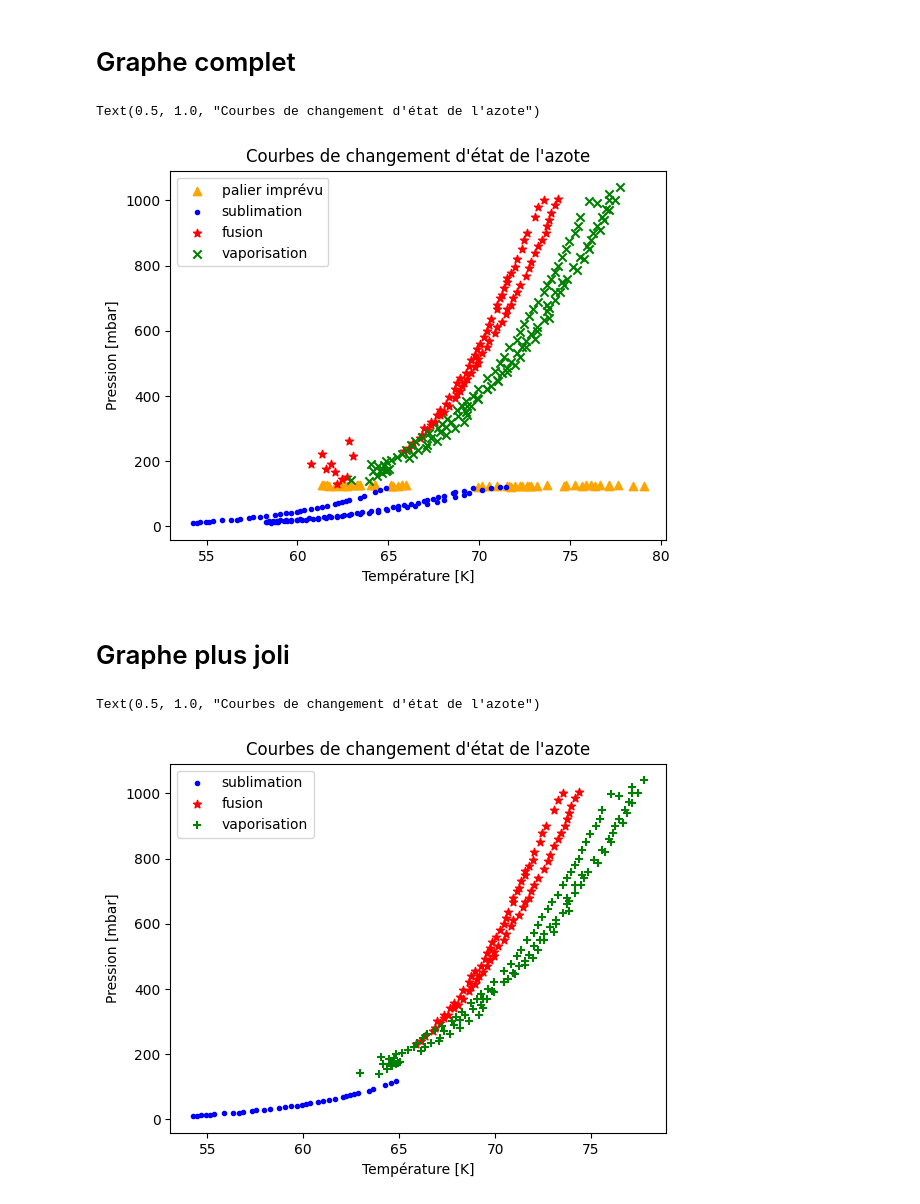
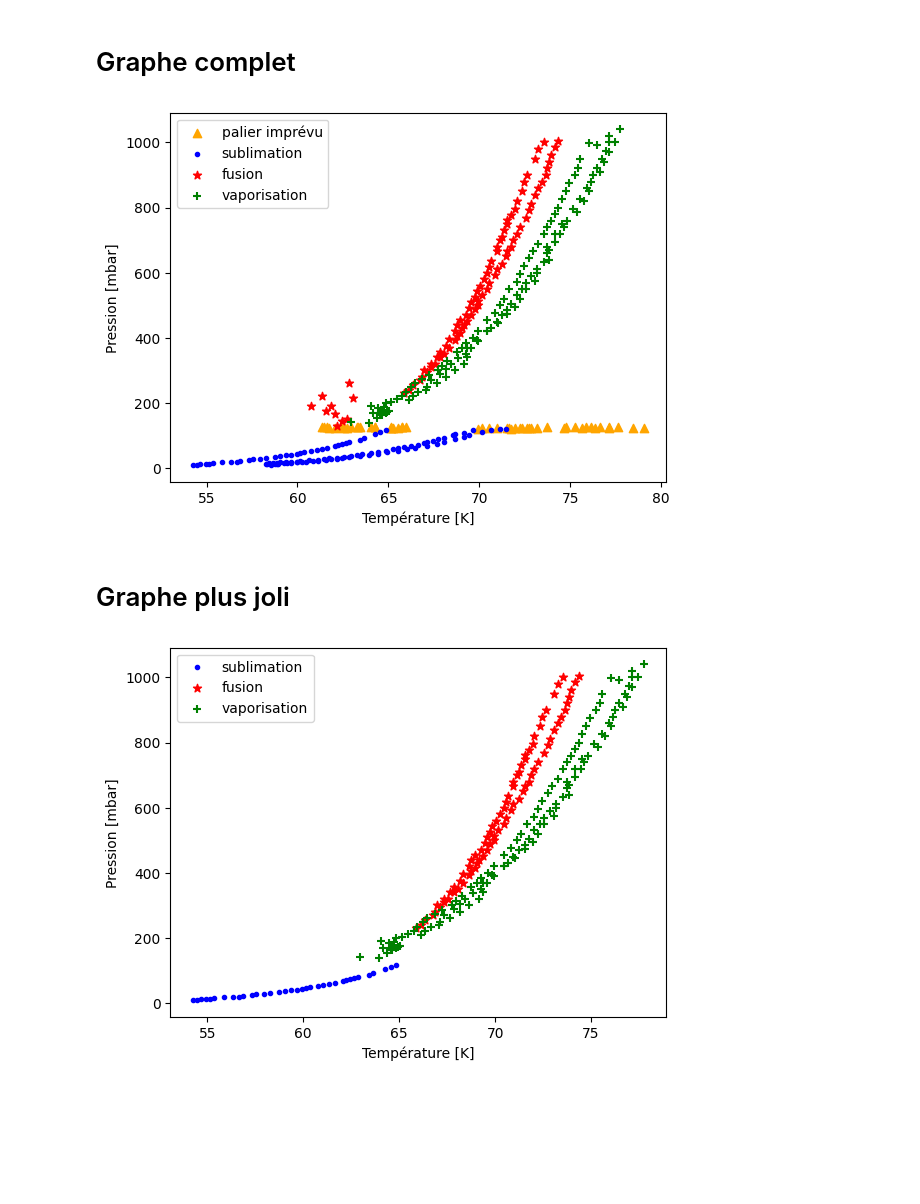
Before and after one commit to TomVdt/TPII-rapports, a Jupyter notebook: 02-K14-point-triple-azote/analyse/exp2.ipynb, the cells around one changed output. Saved outputs shown, nothing was run; the diff lists cells and outputs as text; code cells hidden in the pictures; blank space fills up the shorter version.

```diff
--- a/02-K14-point-triple-azote/analyse/exp2.ipynb
+++ b/02-K14-point-triple-azote/analyse/exp2.ipynb
@@ -86,17 +89,18 @@ plt.scatter(vapo[:,0], vapo[:,1])
 # %%
 plt.scatter(palier[:,0], palier[:,1], marker="^", color="orange", label="palier imprévu")
 plt.scatter(sublim[:,0], sublim[:,1], marker=".", color="blue", label="sublimation")
 plt.scatter(fusion[:,0], fusion[:,1], marker="*", color="red", label="fusion")
-plt.scatter(vapo[:,0], vapo[:,1], marker="x", color="green", label="vaporisation")
+plt.scatter(vapo[:,0], vapo[:,1], marker="+", color="green", label="vaporisation")
 
 plt.legend()
 
 plt.xlabel("Température [K]")
 plt.ylabel("Pression [mbar]")
-plt.title("Courbes de changement d'état de l'azote")
+
+
+plt.savefig("../figures/etats_azote_all_data.pdf")
 # %% [output]
-Text(0.5, 1.0, "Courbes de changement d'état de l'azote")
-[figure, old version]
+[figure, new version]
 # %% [markdown]
 # Graphe plus joli
 # %%
@@ -117,7 +121,8 @@ plt.legend()
 
 plt.xlabel("Température [K]")
 plt.ylabel("Pression [mbar]")
-plt.title("Courbes de changement d'état de l'azote")
+
+
+plt.savefig("../figures/etats_azote_clean.pdf")
 # %% [output]
-Text(0.5, 1.0, "Courbes de changement d'état de l'azote")
-[figure, old version]
+[figure, new version]
```
Also changed, not shown: parts of 1 cell of this notebook, 6 other files.
